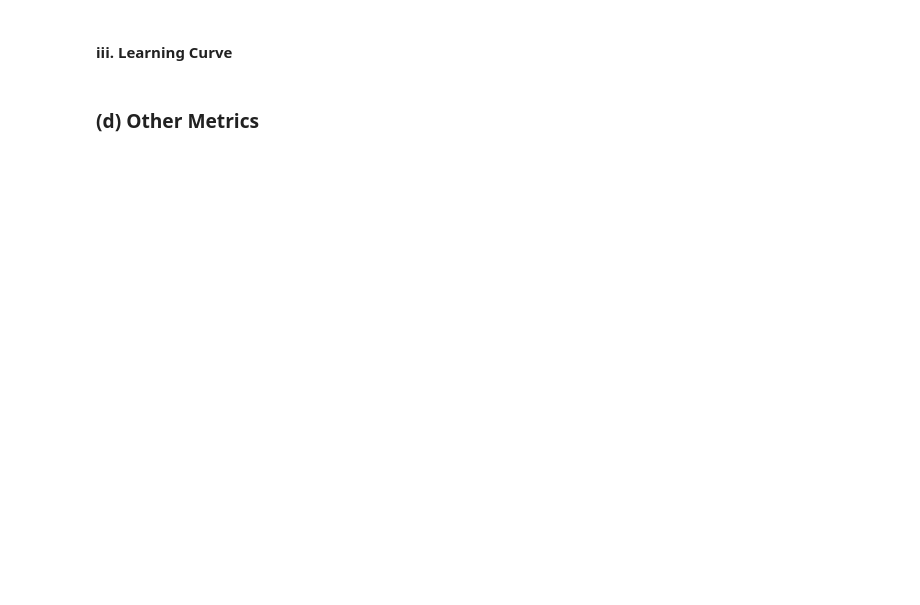
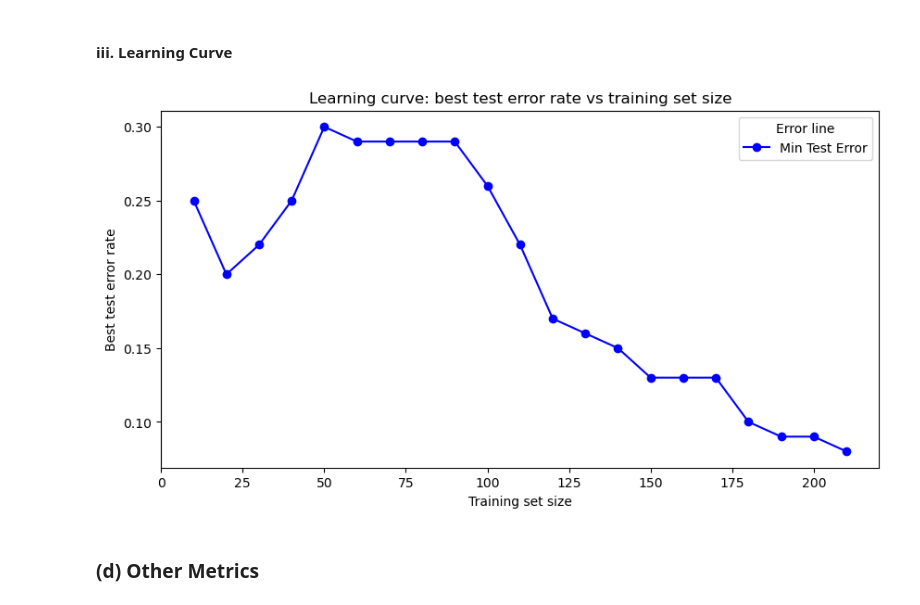
Before and after one commit to sree369nidhi/DSCI-552, a Jupyter notebook: HW1/notebook/KNN/Munimadugu_Sreenidhi Iyengar_HW1.ipynb, the cells around one changed output. Drawn from its saved outputs; the diff is of its cells as text; code cells hidden in the pictures; blank space fills up the shorter version.

```diff
--- a/HW1/notebook/KNN/Munimadugu_Sreenidhi Iyengar_HW1.ipynb
+++ b/HW1/notebook/KNN/Munimadugu_Sreenidhi Iyengar_HW1.ipynb
@@ -30,0 +218,13 @@ Get the Vertebral Column Data Set
+# %%
+
+# Display the metrics for the optimal k value
+knn = KNeighborsClassifier(n_neighbors=optimal_k, p=2, metric='euclidean')
+knn.fit(x_train, y_train)
+predictions = knn.predict(x_test)
+tn, fp, fn, tp = confusion_matrix(y_test, predictions).ravel()
+
+print(f"Confusion Matrix: \n{confusion_matrix(y_test, predictions)}")
+print(f"True Positive Rate: {tp / (tp + fn)}")
+print(f"True Negative Rate: {tn / (tn + fp)}")
+print(f"F1 Score: {f1_score(y_test, predictions)}")
+print(f"Precision Score: {precision_score(y_test, predictions)}")
@@ -31,4 +239,72 @@ Get the Vertebral Column Data Set
 # %% [markdown]
 #### iii. Learning Curve
+# %%
+"""
+Since the computation time depends on the size of the training set, one may
+only use a subset of the training set. Plot the best test error rate, 3 which
+is obtained by some value of k, against the size of training set, when the
+size of training set is N ∈ {10, 20, 30, . . . ,210}.4
+
+Note: for each N, select your training set by choosing the first b [N/3] c rows
+of Class 0 and the first N − [N/3] c rows of Class 1 in the training set you created '
+in 1(b)iii. Also, for each N, select the optimal k from a set starting from k = 1,
+increasing by 5. For example, if N = 200, the optimal k is selected from
+{1, 6, 11, . . . , 196}. This plot is called a Learning Curve.
+"""
+
+# Find the best test error rate for different training set sizes
+training_sizes = np.arange(10, 220, 10)
+optimal_k_values = np.arange(1, 197, 5)
+
+best_test_errors = []
+best_train_errors = []
+
+for size in training_sizes:
+    class_zero_size = int(size / 3)
+    class_one_size = size - class_zero_size
+
+    training_data = pd.concat([class_zero_data.iloc[:class_zero_size], class_one_data.iloc[:class_one_size]])
+    testing_data = test_data
+
+    x_train, y_train = training_data.drop('class', axis=1), training_data['class']
+    x_test, y_test = testing_data.drop('class', axis=1), testing_data['class']
+
+    test_errors = []
+    train_errors = []
+
+    for k in optimal_k_values:
+        if k < size:
+            knn = KNeighborsClassifier(n_neighbors=k, p=2, metric='euclidean')
+            knn.fit(x_train, y_train)
+
+            train_pred = knn.predict(x_train)
+            test_pred = knn.predict(x_test)
+
+            train_error = 1 - accuracy_score(y_train, train_pred)
+            test_error = 1 - accuracy_score(y_test, test_pred)
+
+            train_errors.append(train_error)
+            test_errors.append(test_error)
+
+    best_test_errors.append(min(test_errors))
+    best_train_errors.append(min(train_errors))
+
+# Store the minimum training error
+min_train_error.append({
+    'Description': 'c_3_TrainingSetSize',
+    'Min_Train_Error': min(best_train_errors),
+    'Min_Test_Error': min(best_test_errors)
+})
+
+# Plot the learning curve
+plt.figure(figsize=(10, 5))
+plt.plot(training_sizes, best_test_errors, marker='o', linestyle='-', color='b')
+plt.xlabel('Training set size')
+plt.ylabel('Best test error rate')
+plt.title('Learning curve: best test error rate vs training set size')
+plt.legend( title='Error line', loc='upper right', labels=['Min Test Error'])
+plt.show()
+# %% [output]
+[figure, added]
 # %% [markdown]
 ### (d) Other Metrics
```
Also changed, not shown: parts of 23 cells of this notebook, 2 other files.
